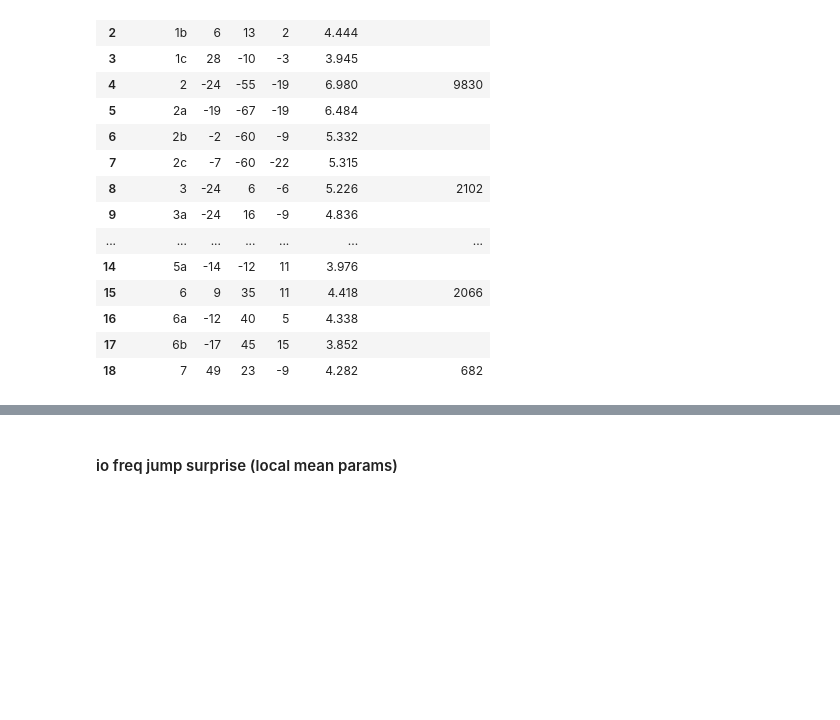
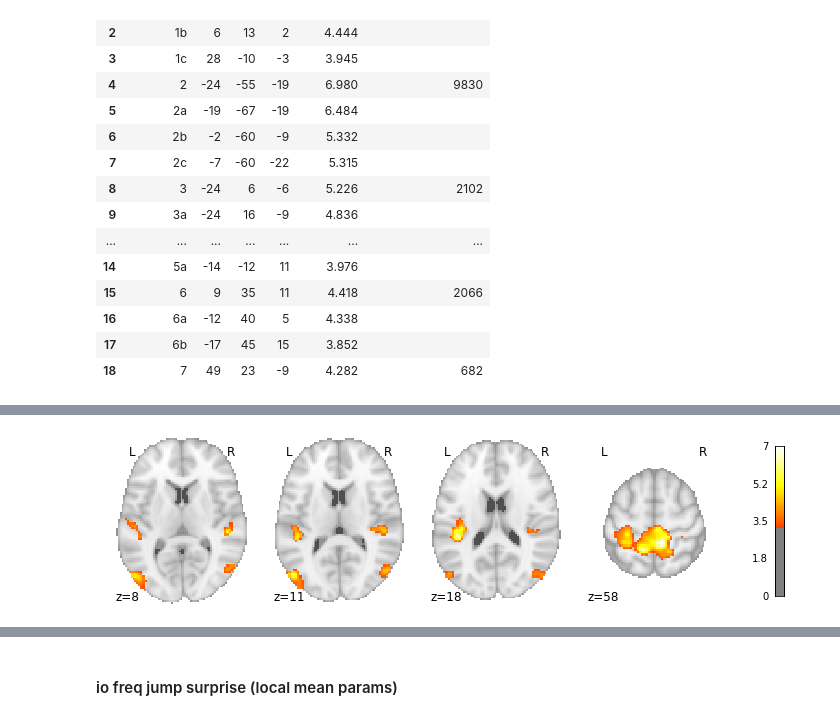
Before and after one commit to syzhang/tsl_hbi, a Jupyter notebook: imaging_plot/visualise.ipynb, the cells around one changed output, grey strips where cells are left out. Cells and saved outputs as stored; diff of their text form; code cells hidden in the pictures; blank space fills up the shorter version.

```diff
--- a/imaging_plot/visualise.ipynb
+++ b/imaging_plot/visualise.ipynb
@@ -493,0 +515,24 @@ peaks = table[table['Cluster Size (mm3)'].astype(str).apply(lambda x: len(x))>0]
+# %%
+img = '../../../TSL_output/2ndLevel_io_jf_prob_mean_FDR0001/2ndLevel/con_0001/spmT_0001_thr.nii'
+ttl = 'IO (Jump frequency) -  posterior mean '
+# %%
+from nilearn.reporting import get_clusters_table
+table = get_clusters_table(clean_map, stat_threshold=threshold,
+                           cluster_threshold=10)
+table[['X','Y','Z']] = table[['X','Y','Z']].astype(int)
+table[['Peak Stat']] = table[['Peak Stat']].round(3)
+# %%
+peaks = table[table['Cluster Size (mm3)'].astype(str).apply(lambda x: len(x))>0]
+# %%
+from nilearn.glm import threshold_stats_img
+z_map = img
+clean_map, threshold = threshold_stats_img(
+#     z_map, alpha=.001, height_control='fdr', cluster_threshold=10)
+    z_map, alpha=.001, height_control='fpr', cluster_threshold=10)
+peak_z = np.unique(peaks['Z'])
+g = nilearn.plotting.plot_stat_map(clean_map, threshold=threshold, vmax=7,
+              display_mode='z', cut_coords=(peak_z))
+#               title=ttl+'(fdr=0.001), clusters>10 voxels')
+g.savefig('./figs/io_jump_freq_pl_z.pdf')
+# %% [output]
+[figure, added]
```
Also changed, not shown: parts of 5 cells of this notebook, 3 other files.
